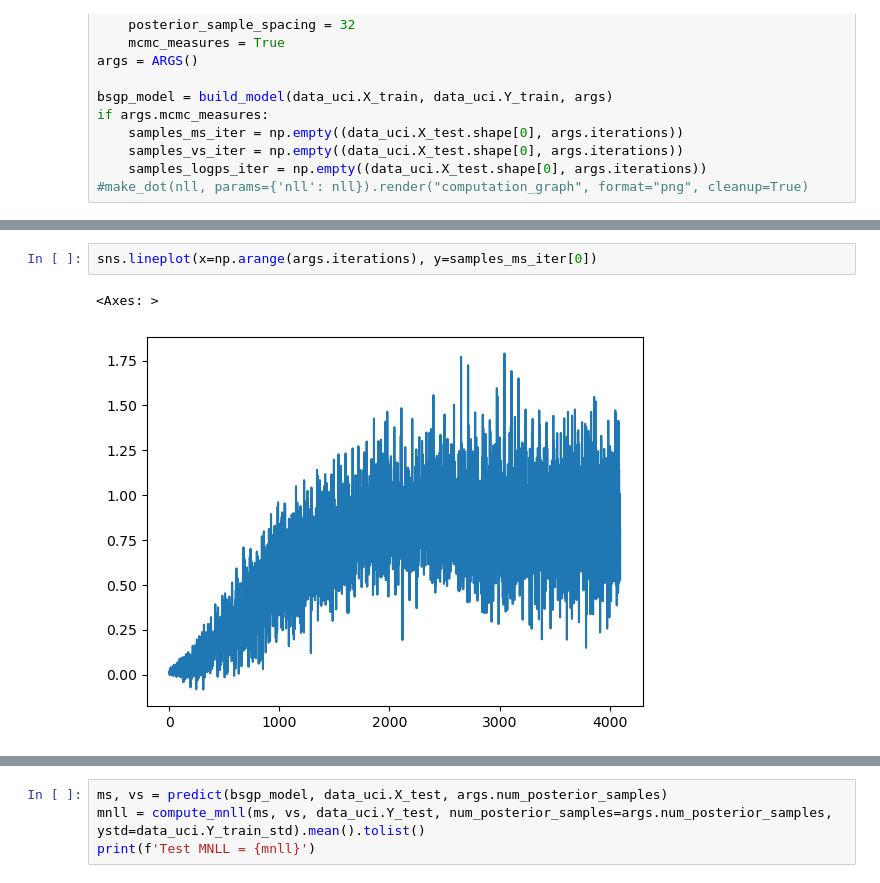
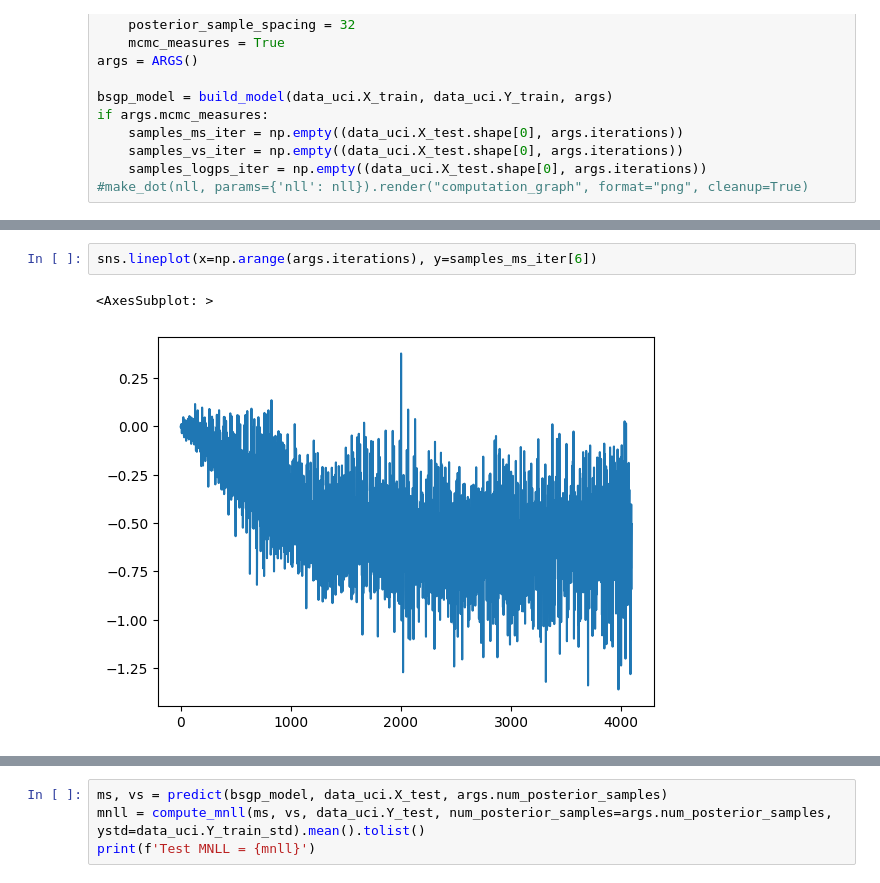
Before and after one commit to mattyred/BayesianSGP_Automatic_Coupling_Determination, a Jupyter notebook: train_bsgp_model_nb.ipynb, the cells around one changed output, grey strips where cells are left out. Saved outputs shown, nothing was run; the diff lists cells and outputs as text.

```diff
--- a/train_bsgp_model_nb.ipynb
+++ b/train_bsgp_model_nb.ipynb
@@ -100,5 +85,5 @@ TRAIN | iter =   4051      sample marginal LL = -1.64
 # %%
-sns.lineplot(x=np.arange(args.iterations), y=samples_ms_iter[0])
+sns.lineplot(x=np.arange(args.iterations), y=samples_ms_iter[6])
 # %% [output]
-<Axes: >
+<AxesSubplot: >
-[figure, old version]
+[figure, new version]
```
Also changed, not shown: parts of 5 cells of this notebook, 1 other file.
